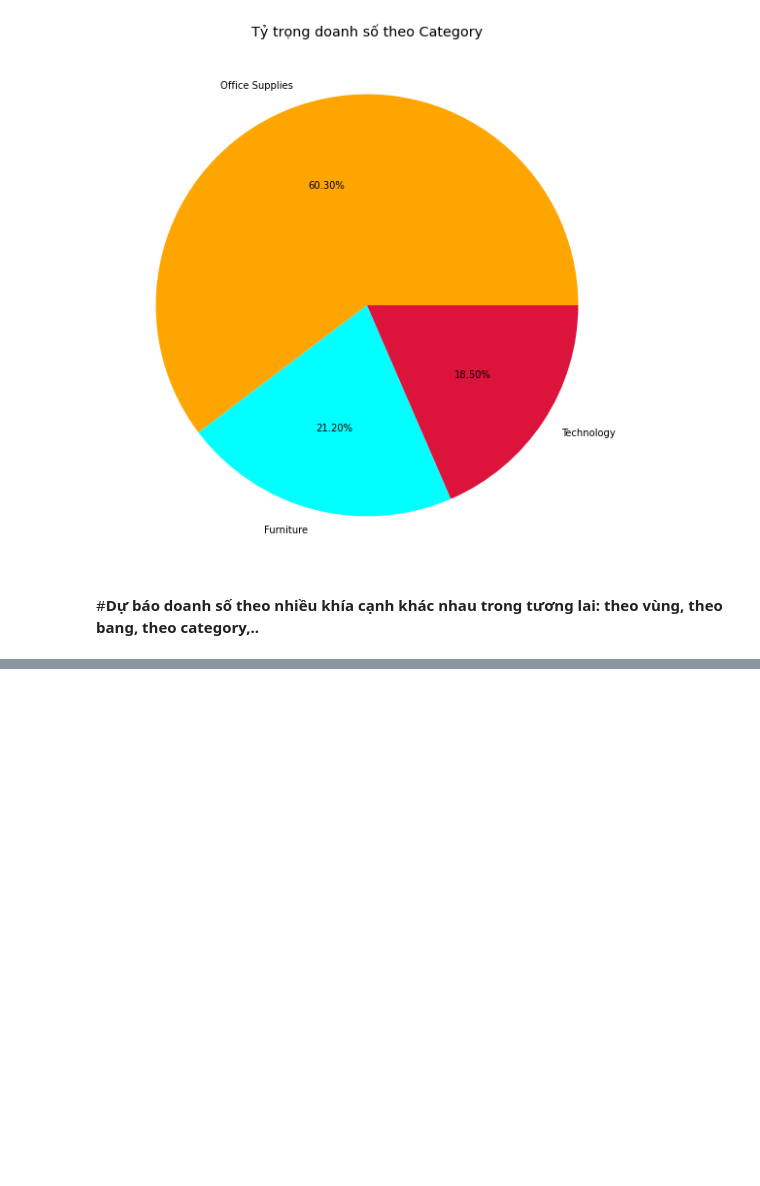
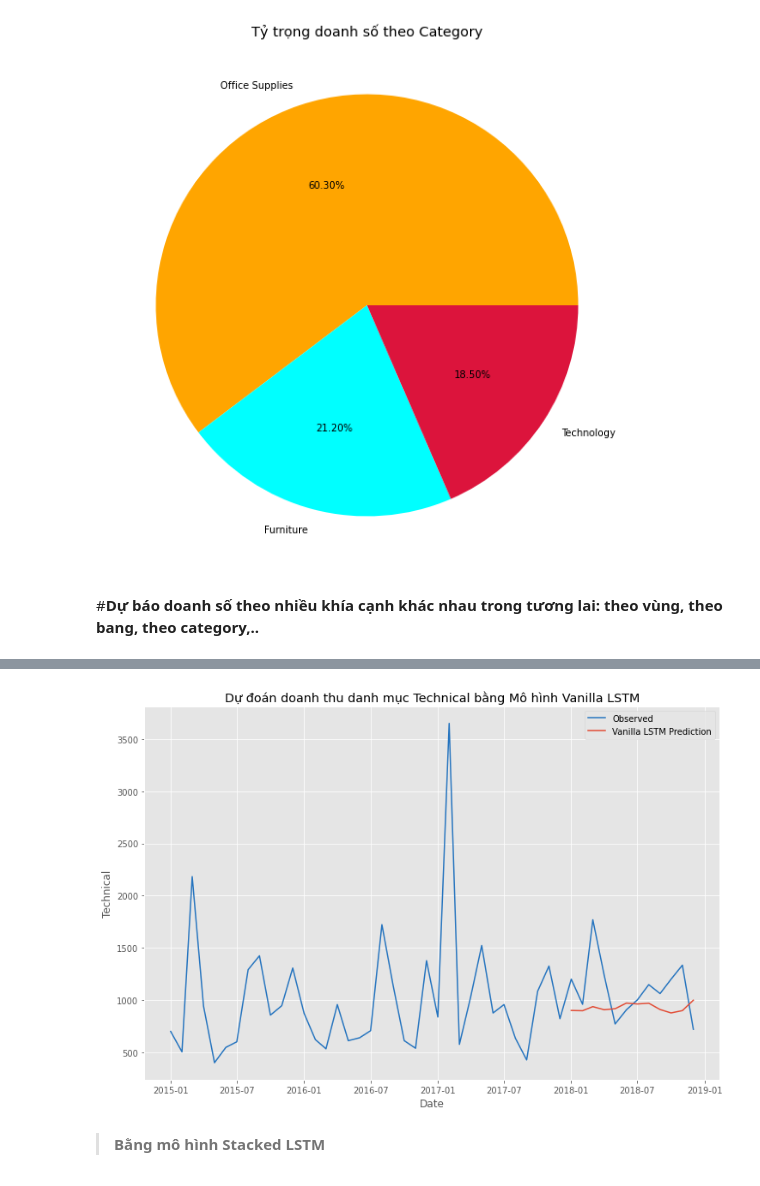
Before and after one commit to Quang-Nguyen-Van/MSE-PYTHON, a Jupyter notebook: Assignment.ipynb, the cells around one changed output, grey strips where cells are left out. Drawn from its saved outputs; the diff is of its cells as text; code cells hidden in the pictures; blank space fills up the shorter version.

```diff
--- a/Assignment.ipynb
+++ b/Assignment.ipynb
@@ -535,0 +623,11 @@ plt.show()
+# %%
+train_tech, test_tech = np.array(df_tech[:-12]), np.array(df_tech[-12:])
+train_tech = train_tech.reshape(-1,1)
+test_tech = test_tech.reshape(-1,1)
+
+scaler = MinMaxScaler()
+scaler.fit(train_tech)
+train_tech = scaler.transform(train_tech)
+test_tech = scaler.transform(test_tech)
+
+generator = TimeseriesGenerator(train_tech, train_tech, length=n_input, batch_size=10)
@@ -535,0 +636,9 @@ plt.show()
+# %%
+pred = train_model_and_predict_by_vanilla_ltsm(train_tech, df_tech, n=4, weight_name='trained_model_vanilla_ltsm_technical', epocs = 200)
+# %%
+show_predic_result(pred, df_tech, title='Dự đoán doanh thu danh mục Technical bằng Mô hình Vanilla LSTM',
+                   predict_label='Vanilla LSTM Prediction', xlabel ='Date', ylable='Technical')
+# %% [output]
+[figure, added]
+# %% [markdown]
+>**Bằng mô hình Stacked LSTM**
```
Also changed, not shown: parts of 25 cells of this notebook.
